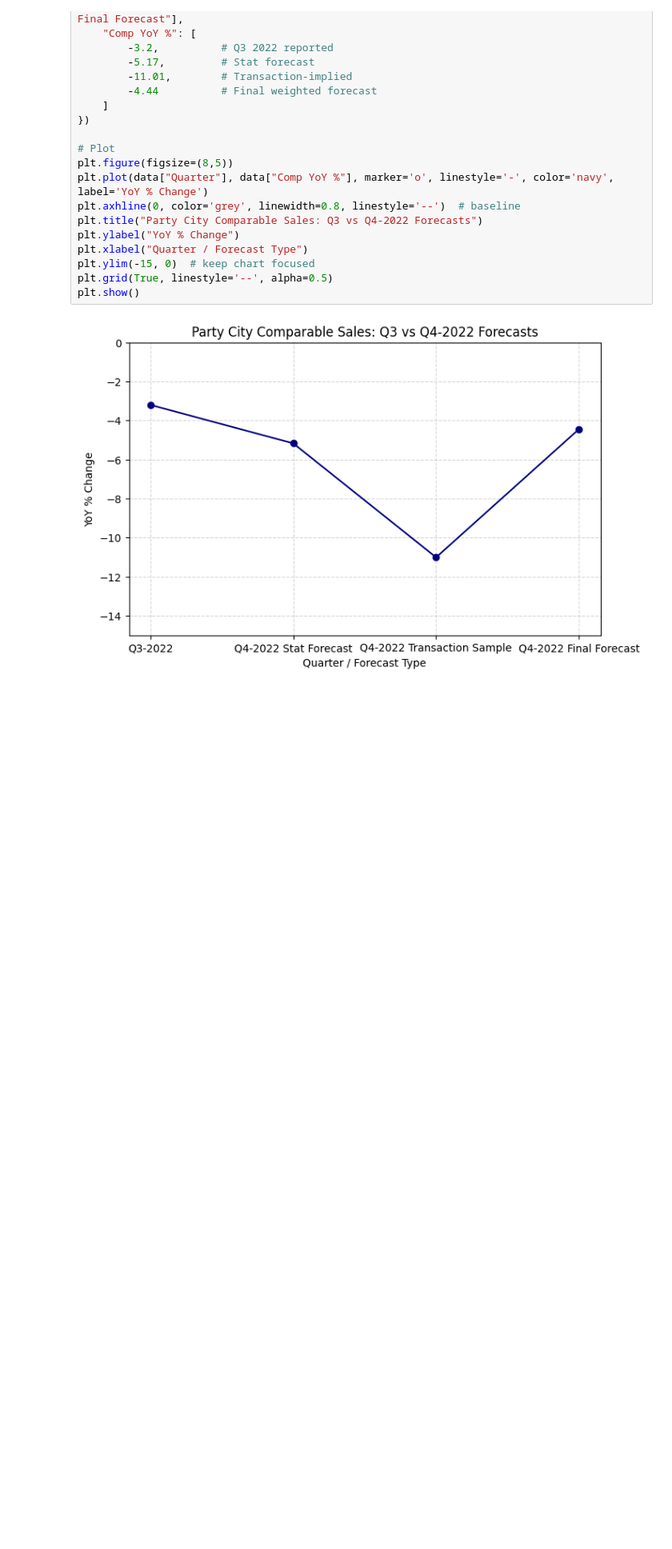
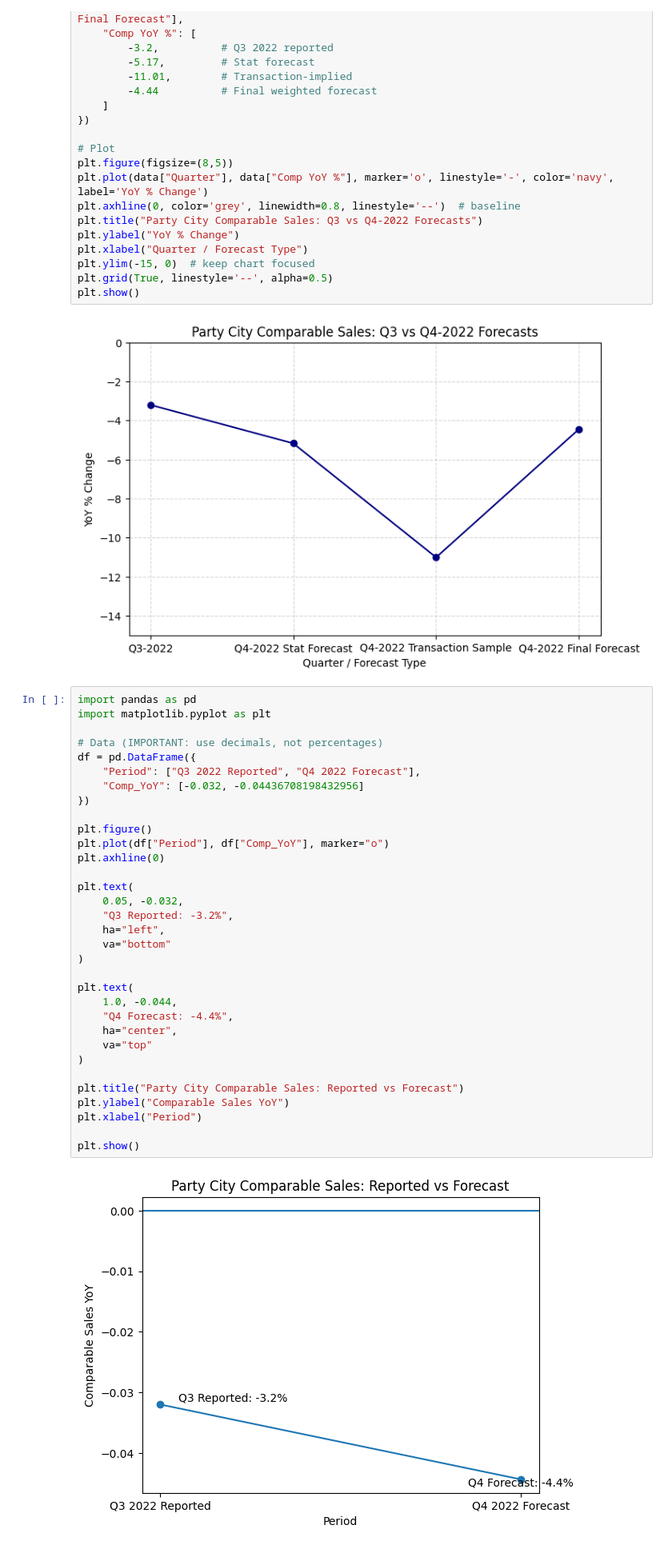
Before and after one commit to Jwdaniel34/party-city-case-study, a Jupyter notebook: case_study_YoY_forecast.ipynb, the cells around one changed output. Shown at 80% size. Drawn from its saved outputs; the diff is of its cells as text; blank space fills up the shorter version.

```diff
--- a/case_study_YoY_forecast.ipynb
+++ b/case_study_YoY_forecast.ipynb
@@ -322,3 +302,38 @@ plt.grid(True, linestyle='--', alpha=0.5)
 plt.show()
 # %% [output]
 [figure]
+# %%
+import pandas as pd
+import matplotlib.pyplot as plt
+
+# Data (IMPORTANT: use decimals, not percentages)
+df = pd.DataFrame({
+    "Period": ["Q3 2022 Reported", "Q4 2022 Forecast"],
+    "Comp_YoY": [-0.032, -0.04436708198432956]
+})
+
+plt.figure()
+plt.plot(df["Period"], df["Comp_YoY"], marker="o")
+plt.axhline(0)
+
+plt.text(
+    0.05, -0.032,
+    "Q3 Reported: -3.2%",
+    ha="left",
+    va="bottom"
+)
+
+plt.text(
+    1.0, -0.044,
+    "Q4 Forecast: -4.4%",
+    ha="center",
+    va="top"
+)
+
+plt.title("Party City Comparable Sales: Reported vs Forecast")
+plt.ylabel("Comparable Sales YoY")
+plt.xlabel("Period")
+
+plt.show()
+# %% [output]
+[figure, added]
```
Also changed, not shown: parts of 4 cells of this notebook, 2 other files.
